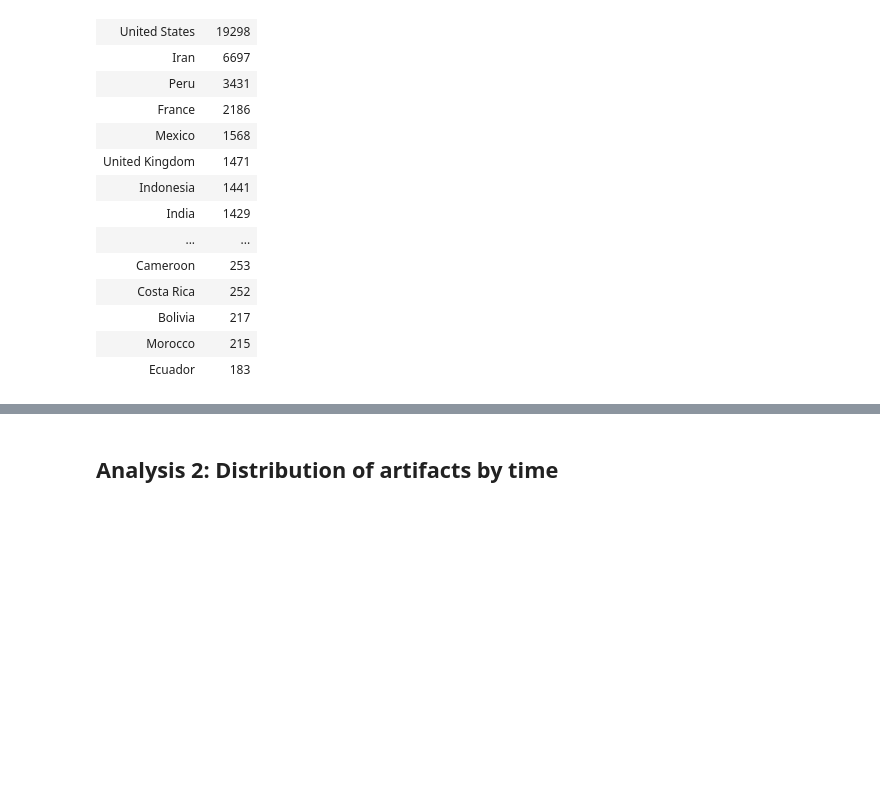
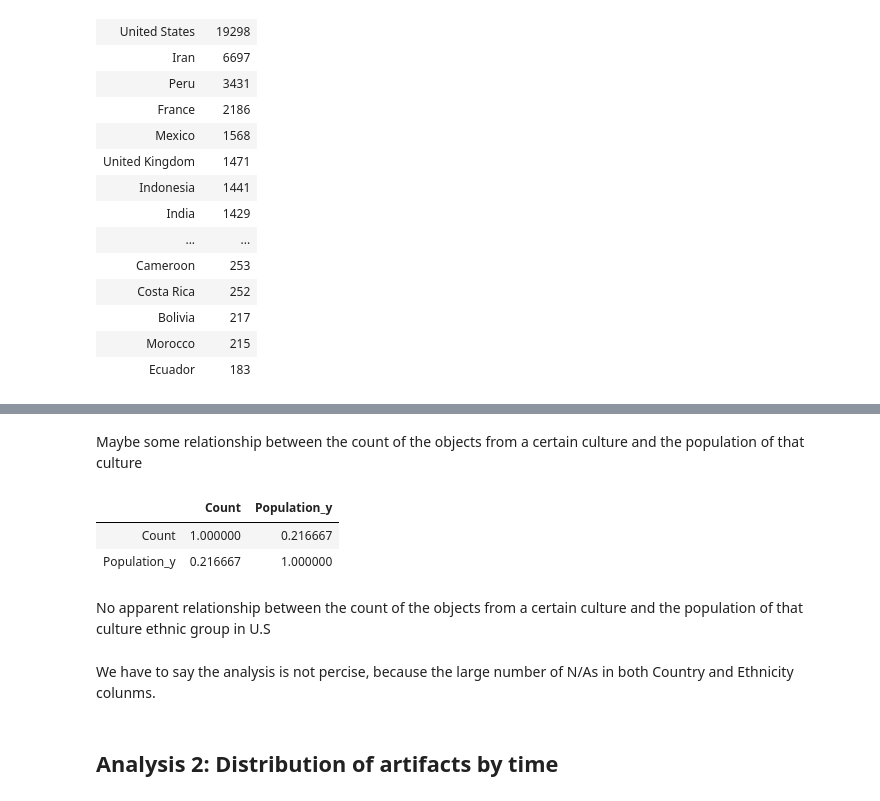
Before and after one commit to YingyingHan1994/final_project_2020Sp, a Jupyter notebook: IS590PRSP20_Final_Proejct.ipynb, the cells around one changed output, grey strips where cells are left out. Cells and saved outputs as stored; diff of their text form; code cells hidden in the pictures; blank space fills up the shorter version.

Commit message:
Xinyu Huang update nation/state analysis complete

```diff
--- a/IS590PRSP20_Final_Proejct.ipynb
+++ b/IS590PRSP20_Final_Proejct.ipynb
@@ -149,3 +130,17 @@ Name: 17, dtype: object
+# %% [markdown]
+Maybe some relationship between the count of the objects from a certain culture and the population of that culture
+# %%
+df = pd.merge(museum_population, ethnicity_df, how='left', left_on='CountryName', right_on='Country')
+df = df[df['Country'].notnull()]
+df[['Count','Population_y']].corr('spearman')
+# %% [output]
+|  | Count | Population_y |
+| Count | 1.000000 | 0.216667 |
+| Population_y | 0.216667 | 1.000000 |
+# %% [markdown]
+No apparent relationship between the count of the objects from a certain culture and the population of that culture ethnic group in U.S
+# %% [markdown]
+We have to say the analysis is not percise, because the large number of N/As in both Country and Ethnicity colunms.
 # %% [markdown]
 ## Analysis 2: Distribution of artifacts by time
 # %% [markdown]
```
Also changed, not shown: parts of 7 cells of this notebook, 1 other file.
